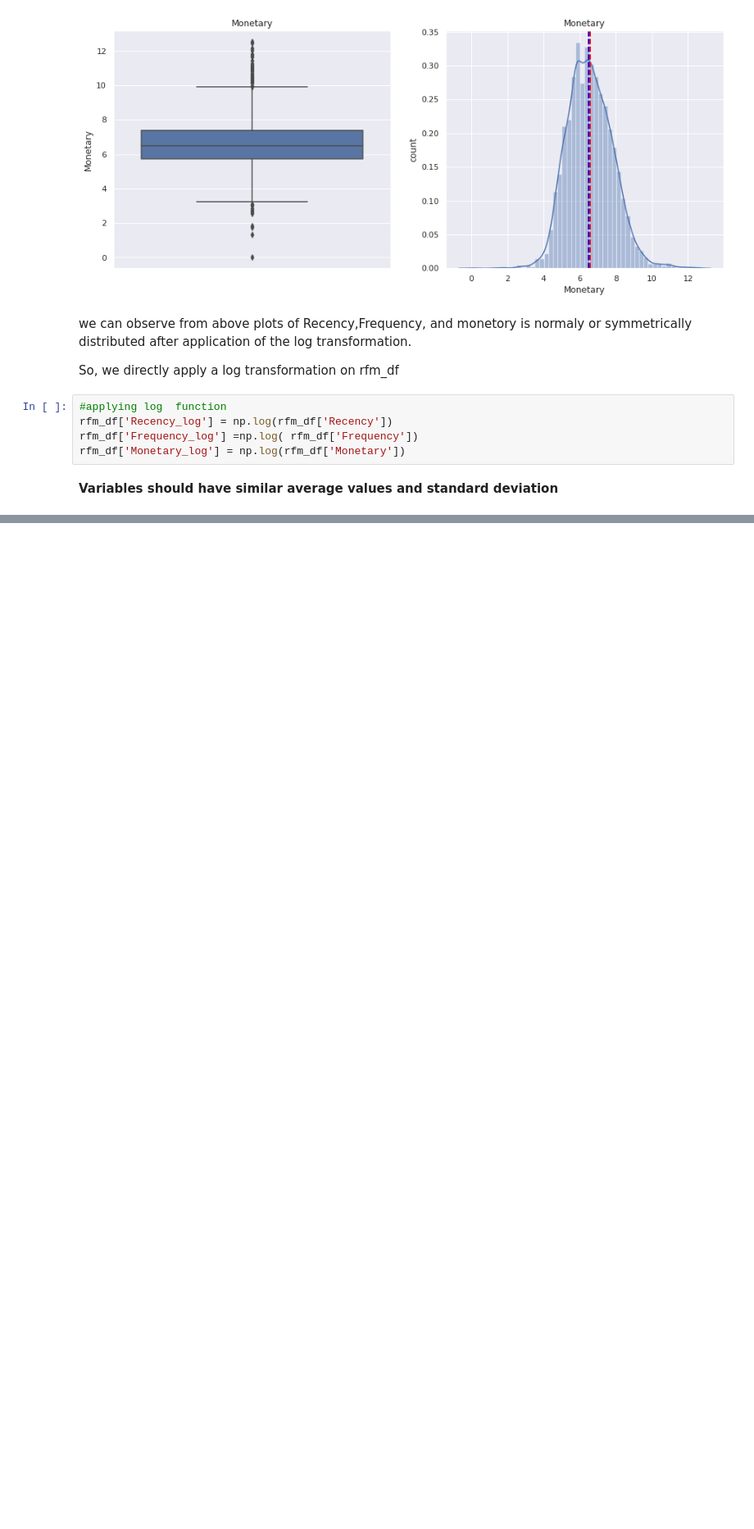
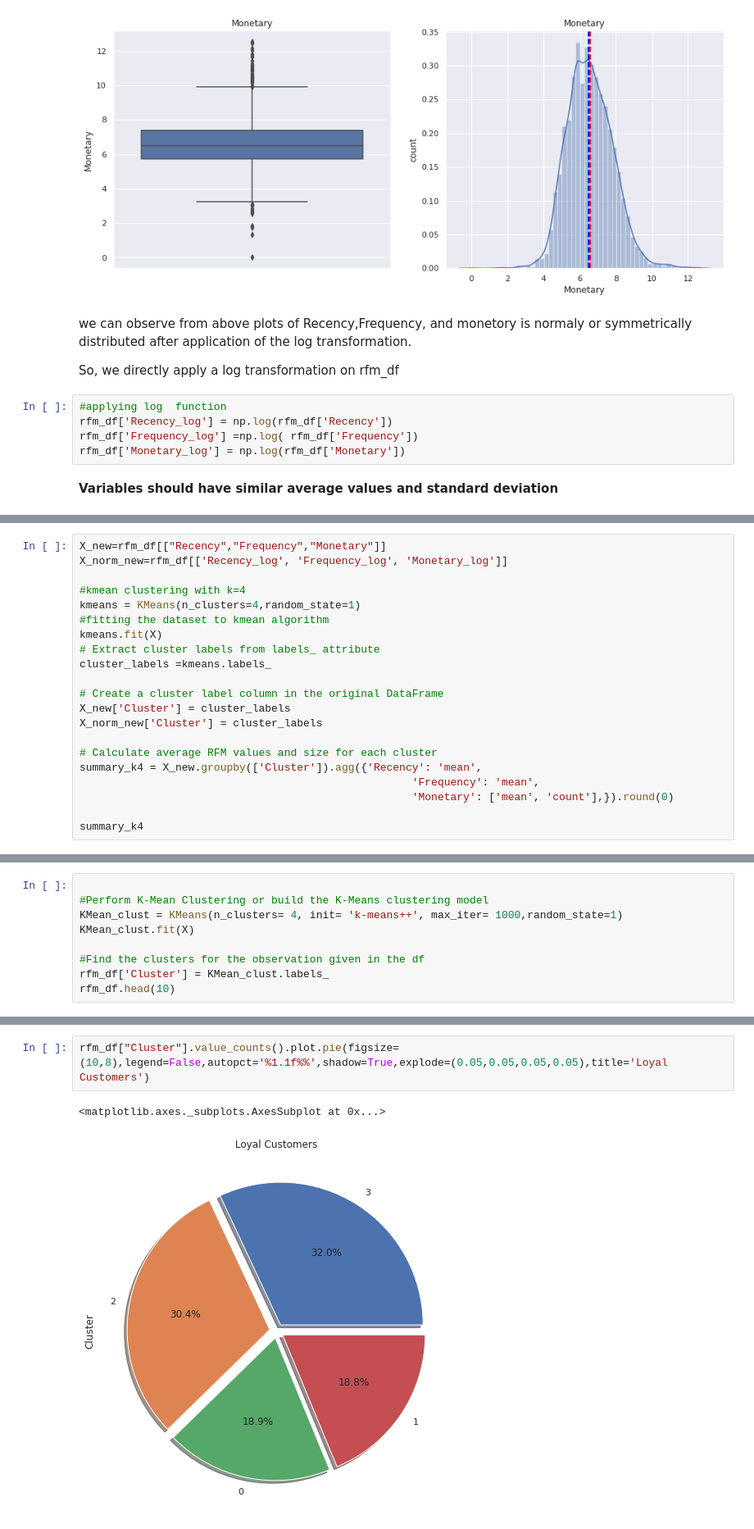
Before and after one commit to pavi-1994/retail_customer_segmentation_capstone_project, a Jupyter notebook: retail_customer_segmentation_capstone_project.ipynb, the cells around one changed output, grey strips where cells are left out. Shown at 82% size. Drawn from its saved outputs; the diff is of its cells as text; blank space fills up the shorter version.

```diff
--- a/retail_customer_segmentation_capstone_project.ipynb
+++ b/retail_customer_segmentation_capstone_project.ipynb
@@ -1325,0 +1425,21 @@ X=X_processed
+# %%
+X_new=rfm_df[["Recency","Frequency","Monetary"]]
+X_norm_new=rfm_df[['Recency_log', 'Frequency_log', 'Monetary_log']]
+
+#kmean clustering with k=4
+kmeans = KMeans(n_clusters=4,random_state=1)
+#fitting the dataset to kmean algorithm
+kmeans.fit(X)
+# Extract cluster labels from labels_ attribute
+cluster_labels =kmeans.labels_
+
+# Create a cluster label column in the original DataFrame
+X_new['Cluster'] = cluster_labels
+X_norm_new['Cluster'] = cluster_labels
+
+# Calculate average RFM values and size for each cluster
+summary_k4 = X_new.groupby(['Cluster']).agg({'Recency': 'mean',
+                                                    'Frequency': 'mean',
+                                                    'Monetary': ['mean', 'count'],}).round(0)
+
+summary_k4
@@ -1325,0 +1569,9 @@ X=X_processed
+# %%
+
+#Perform K-Mean Clustering or build the K-Means clustering model
+KMean_clust = KMeans(n_clusters= 4, init= 'k-means++', max_iter= 1000,random_state=1)
+KMean_clust.fit(X)
+
+#Find the clusters for the observation given in the df
+rfm_df['Cluster'] = KMean_clust.labels_
+rfm_df.head(10)
@@ -1325,0 +1591,5 @@ X=X_processed
+# %%
+rfm_df["Cluster"].value_counts().plot.pie(figsize=(10,8),legend=False,autopct='%1.1f%%',shadow=True,explode=(0.05,0.05,0.05,0.05),title='Loyal Customers')
+# %% [output]
+<matplotlib.axes._subplots.AxesSubplot at 0x...>
+[figure, added]
```
Also changed, not shown: parts of 32 cells of this notebook.
